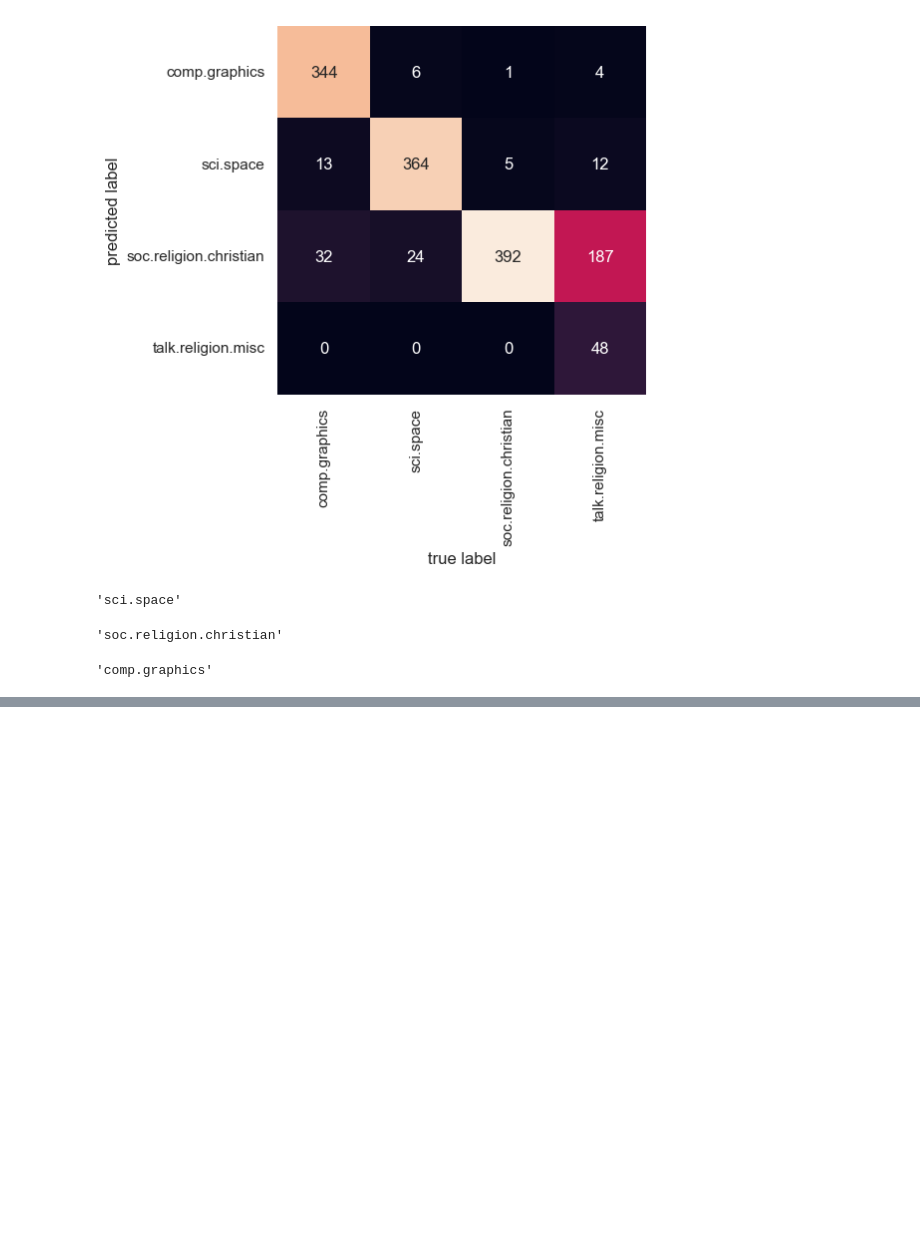
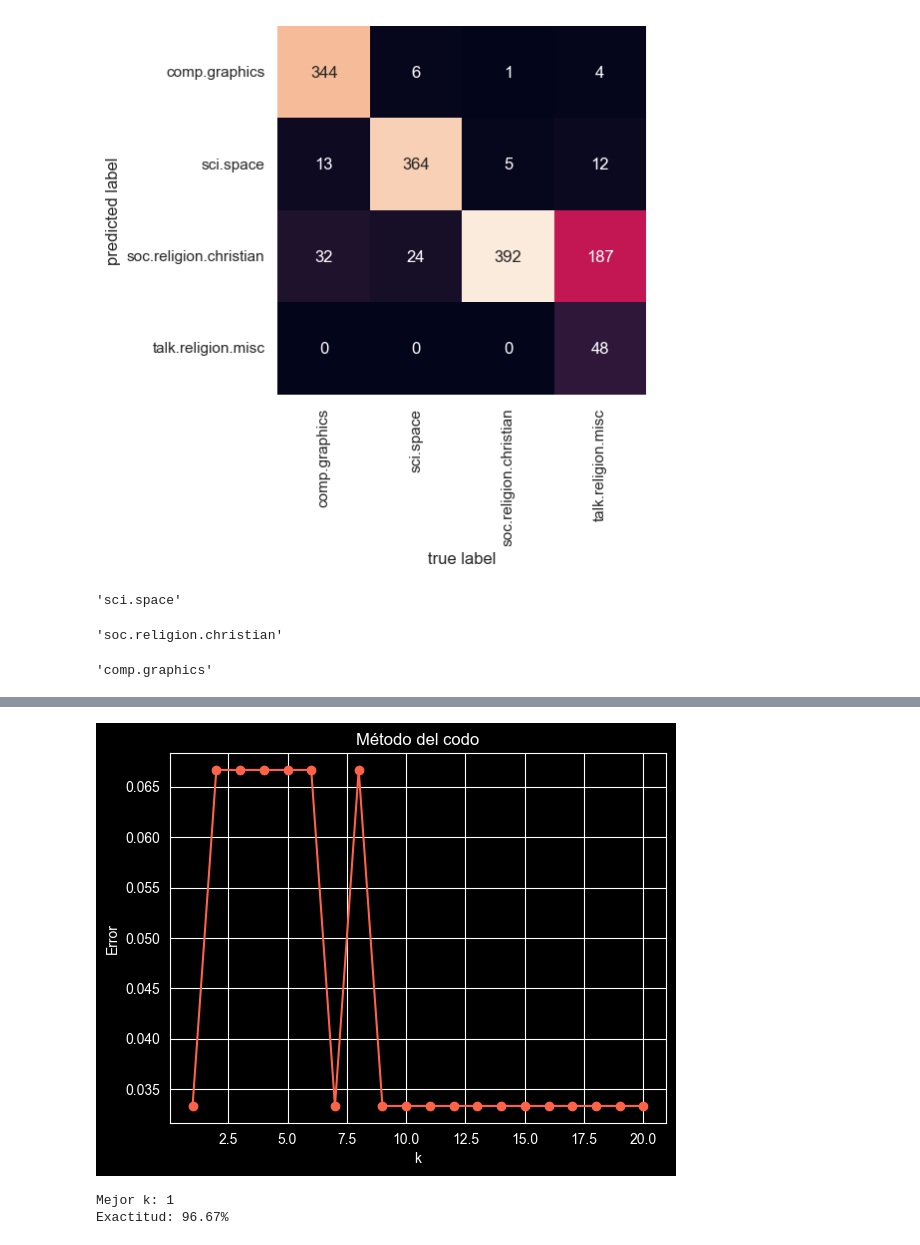
Before and after one commit to DannyGil0/mineria-de-datos-jupyter-notebook, a Jupyter notebook: Minereria_de_Datos.ipynb, the cells around one changed output, grey strips where cells are left out. Drawn from its saved outputs; the diff is of its cells as text; code cells hidden in the pictures; blank space fills up the shorter version.

```diff
--- a/Minereria_de_Datos.ipynb
+++ b/Minereria_de_Datos.ipynb
@@ -2417,0 +2610,40 @@ predict_category('determining the screen resolution')
+# %%
+# Datos
+iris = sns.load_dataset('iris')
+X = iris.drop(columns=['species']).values
+y = iris['species'].values
+# %%
+# División 80/20
+X_train, X_test, y_train, y_test = train_test_split(X, y, test_size=0.2, random_state=42, stratify=y)
+# %%
+# Normalización
+scaler = StandardScaler()
+X_train = scaler.fit_transform(X_train)
+X_test  = scaler.transform(X_test)
+# %%
+# Curva del codo
+errores = []
+for k in range(1, 21):
+    modelo = KNeighborsClassifier(n_neighbors=k)
+    modelo.fit(X_train, y_train)
+    errores.append(1 - accuracy_score(y_test, modelo.predict(X_test)))
+# %%
+# Gráfica
+plt.plot(range(1, 21), errores, marker='o', color='tomato')
+plt.xlabel("k")
+plt.ylabel("Error")
+plt.title("Método del codo")
+plt.grid(True)
+plt.show()
+# %% [output]
+[figure, added]
+# %%
+# Mejor k y resultado
+mejor_k = np.argmin(errores) + 1
+modelo_final = KNeighborsClassifier(n_neighbors=mejor_k)
+modelo_final.fit(X_train, y_train)
+print(f"Mejor k: {mejor_k}")
+print(f"Exactitud: {accuracy_score(y_test, modelo_final.predict(X_test)):.2%}")
+# %% [output]
+Mejor k: 1
+Exactitud: 96.67%
```
Also changed, not shown: parts of 33 cells of this notebook.
